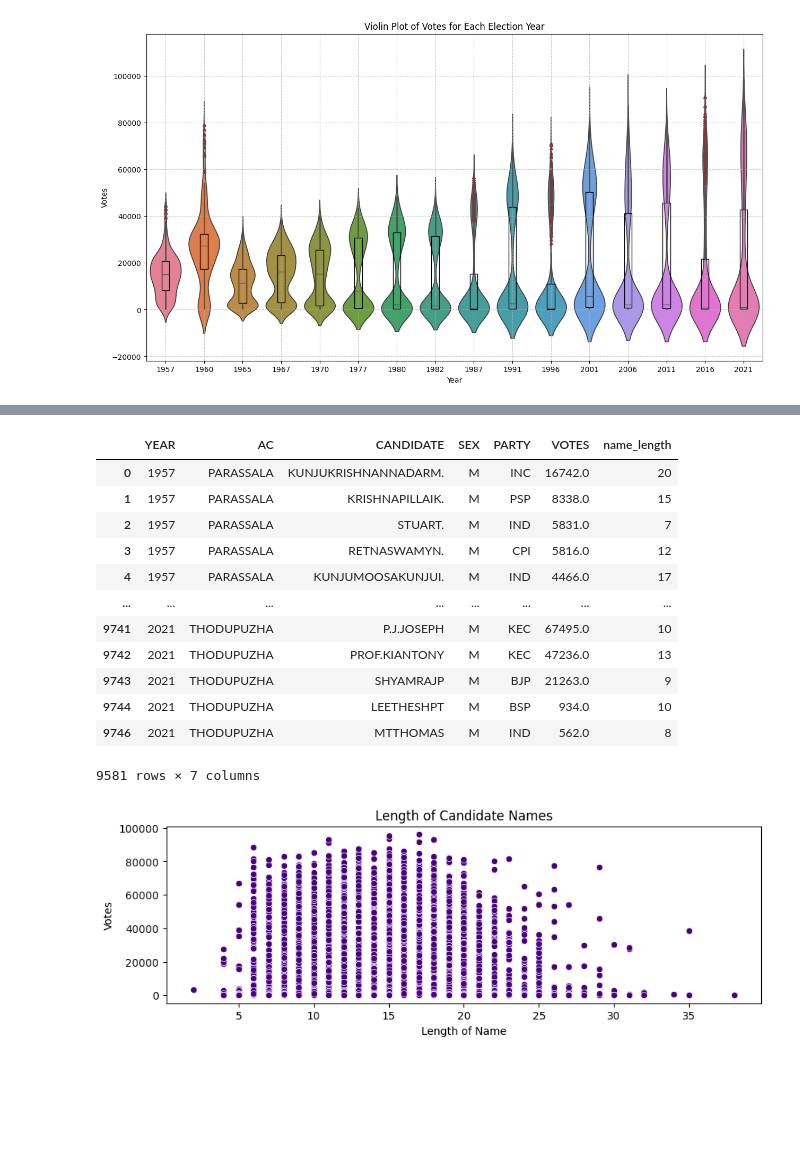
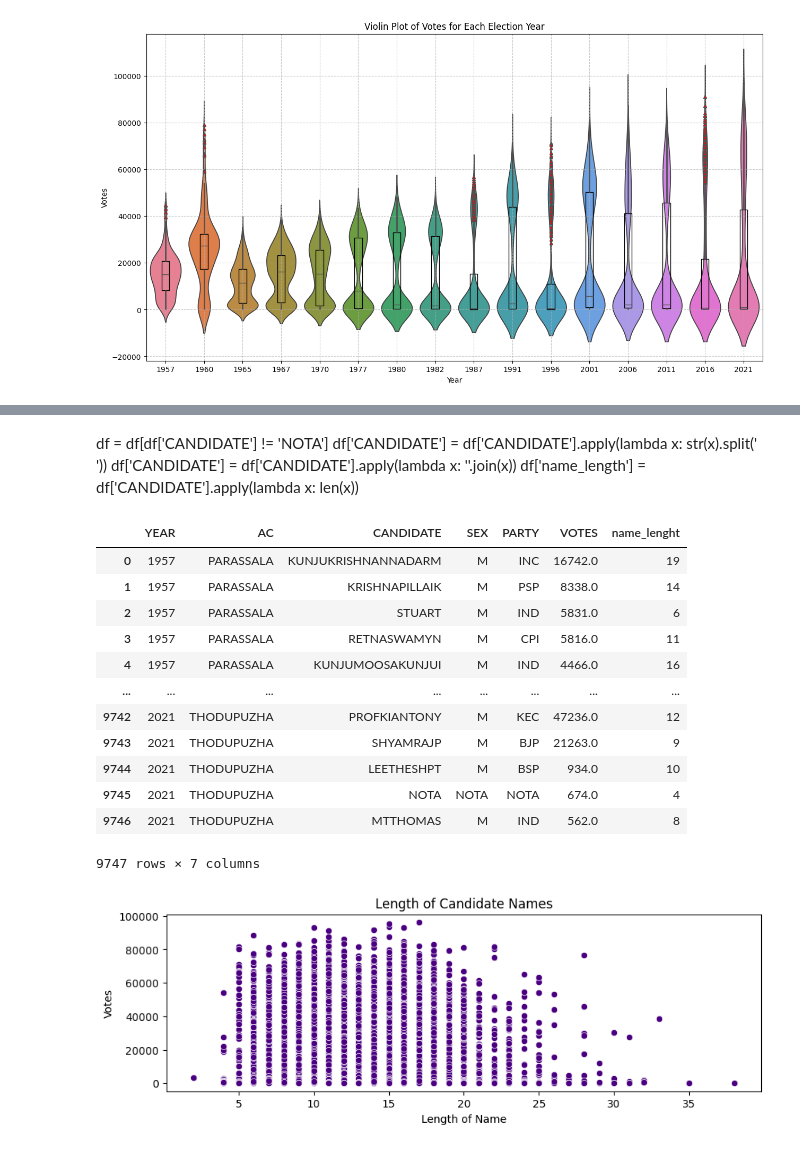
Before and after one commit to sonjaove/progg-and-DS-from-IITM, a Jupyter notebook: project work/project 1/peer_review_work.ipynb, the cells around one changed output, grey strips where cells are left out. Cells and saved outputs as stored; diff of their text form; code cells hidden in the pictures; blank space fills up the shorter version.

Commit message:
peer review plots

```diff
--- a/project work/project 1/peer_review_work.ipynb
+++ b/project work/project 1/peer_review_work.ipynb
@@ -124,8 +122,3 @@ Passing `palette` without assigning `hue` is deprecated and will be removed in v
 
   sns.violinplot(x='YEAR', y='VOTES', data=df, palette=palette, inner=None)
 [figure]
-# %%
-df = df[df['CANDIDATE'] != 'NOTA']
-df['CANDIDATE'] = df['CANDIDATE'].apply(lambda x: str(x).split(' '))
-df['CANDIDATE'] = df['CANDIDATE'].apply(lambda x: ''.join(x))
-df['name_length'] = df['CANDIDATE'].apply(lambda x: len(x))
@@ -148,25 +125,35 @@ See the caveats in the documentation: https://pandas.pydata.org/pandas-docs/stab
+# %%
+df['CANDIDATE'] = df['CANDIDATE'].apply(lambda x: re.sub(r'[^a-zA-Z]', '', x))
+df = df[df['CANDIDATE'] != 'NOTA']
+# %%
+df['name_lenght'] = df['CANDIDATE'].apply(len)
+# %% [markdown]
+df = df[df['CANDIDATE'] != 'NOTA']
+df['CANDIDATE'] = df['CANDIDATE'].apply(lambda x: str(x).split(' '))
+df['CANDIDATE'] = df['CANDIDATE'].apply(lambda x: ''.join(x))
+df['name_length'] = df['CANDIDATE'].apply(lambda x: len(x))
 # %%
 df
 # %% [output]
-|  | YEAR | AC | CANDIDATE | SEX | PARTY | VOTES | name_length |
-| 0 | 1957 | PARASSALA | KUNJUKRISHNANNADARM. | M | INC | 16742.0 | 20 |
-| 1 | 1957 | PARASSALA | KRISHNAPILLAIK. | M | PSP | 8338.0 | 15 |
-| 2 | 1957 | PARASSALA | STUART. | M | IND | 5831.0 | 7 |
-| 3 | 1957 | PARASSALA | RETNASWAMYN. | M | CPI | 5816.0 | 12 |
-| 4 | 1957 | PARASSALA | KUNJUMOOSAKUNJUI. | M | IND | 4466.0 | 17 |
+|  | YEAR | AC | CANDIDATE | SEX | PARTY | VOTES | name_lenght |
+| 0 | 1957 | PARASSALA | KUNJUKRISHNANNADARM | M | INC | 16742.0 | 19 |
+| 1 | 1957 | PARASSALA | KRISHNAPILLAIK | M | PSP | 8338.0 | 14 |
+| 2 | 1957 | PARASSALA | STUART | M | IND | 5831.0 | 6 |
+| 3 | 1957 | PARASSALA | RETNASWAMYN | M | CPI | 5816.0 | 11 |
+| 4 | 1957 | PARASSALA | KUNJUMOOSAKUNJUI | M | IND | 4466.0 | 16 |
 | ... | ... | ... | ... | ... | ... | ... | ... |
-| 9741 | 2021 | THODUPUZHA | P.J.JOSEPH | M | KEC | 67495.0 | 10 |
-| 9742 | 2021 | THODUPUZHA | PROF.KIANTONY | M | KEC | 47236.0 | 13 |
+| 9742 | 2021 | THODUPUZHA | PROFKIANTONY | M | KEC | 47236.0 | 12 |
 | 9743 | 2021 | THODUPUZHA | SHYAMRAJP | M | BJP | 21263.0 | 9 |
 | 9744 | 2021 | THODUPUZHA | LEETHESHPT | M | BSP | 934.0 | 10 |
+| 9745 | 2021 | THODUPUZHA | NOTA | NOTA | NOTA | 674.0 | 4 |
 | 9746 | 2021 | THODUPUZHA | MTTHOMAS | M | IND | 562.0 | 8 |
-9581 rows × 7 columns
+9747 rows × 7 columns
 # %%
 fig, ax = plt.subplots(figsize=(10,3))
-sns.scatterplot(x='name_length',y='VOTES', data=df, color='indigo')
+sns.scatterplot(x='name_lenght',y='VOTES', data=df, color='indigo')
 plt.title('Length of Candidate Names')
 plt.ylabel('Votes')
 plt.xlabel('Length of Name')
 plt.show()
 # %% [output]
-[figure, old version]
+[figure, new version]
```
Also changed, not shown: parts of 4 cells of this notebook.
